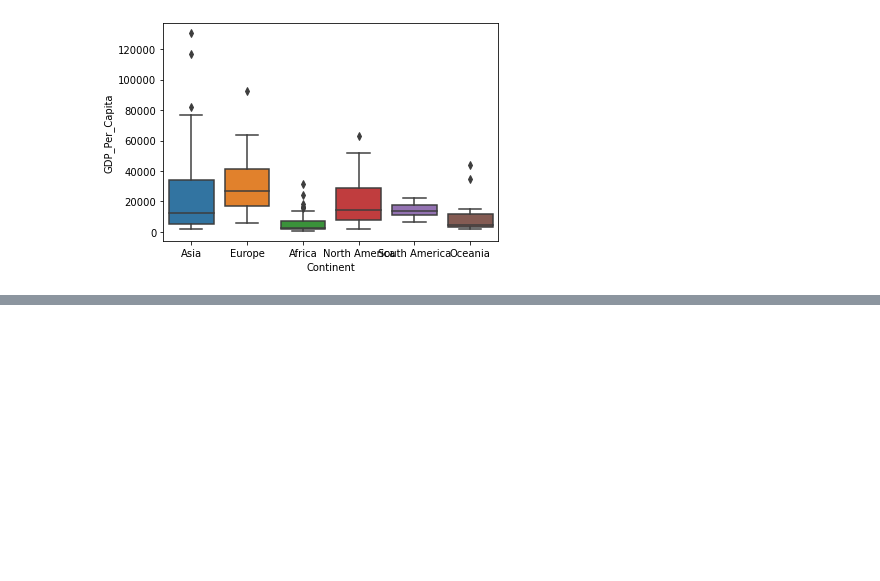
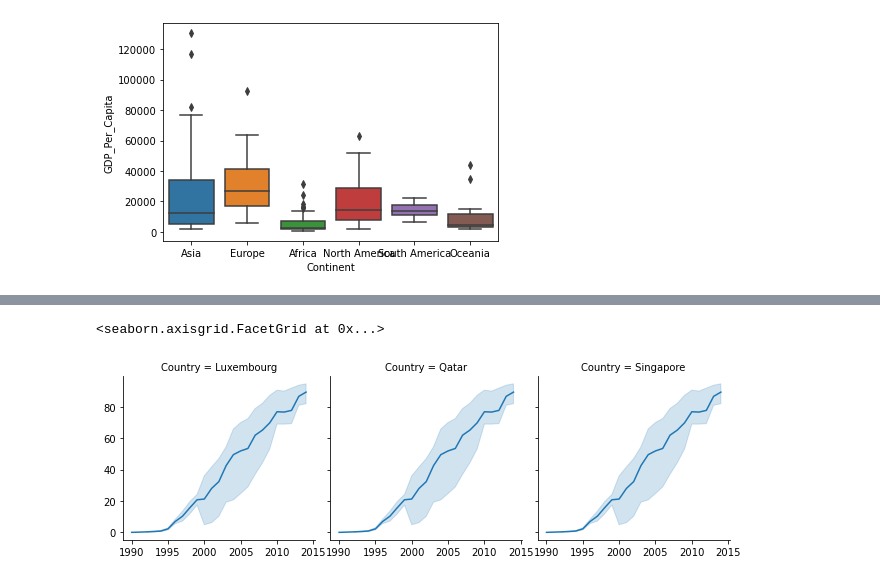
Before and after one commit to nss-data-science-cohort-4/dq1-undata-knturi, a Jupyter notebook: notebooks/UN_Data_Exploration.ipynb, the cells around one changed output, grey strips where cells are left out. Cells and saved outputs as stored; diff of their text form; code cells hidden in the pictures; blank space fills up the shorter version.

```diff
--- a/notebooks/UN_Data_Exploration.ipynb
+++ b/notebooks/UN_Data_Exploration.ipynb
@@ -377,0 +396,4 @@ memory usage: 157.8+ KB
+# %%
+gdp_and_internet_use=gdp_df.merge(internet_df, on=('Country', 'Year'))
+
+gdp_and_internet_use.head()
@@ -377,0 +447,7 @@ memory usage: 157.8+ KB
+# %%
+
+
+GdpBest3=gdp_and_internet_use[
+    (gdp_and_internet_use['Country']=="Qatar")|
+    (gdp_and_internet_use['Country']=="Luxembourg")|
+    (gdp_and_internet_use['Country']=="Singapore")]
@@ -377,0 +470,6 @@ memory usage: 157.8+ KB
+# %%
+g=sns.FacetGrid(GdpBest3, col='Country')
+g.map(sns.lineplot, x='Year', y='Internet_Users_Pct', data=GdpBest3)
+# %% [output]
+<seaborn.axisgrid.FacetGrid at 0x...>
+[figure, added]
```
Also changed, not shown: parts of 27 cells of this notebook.
